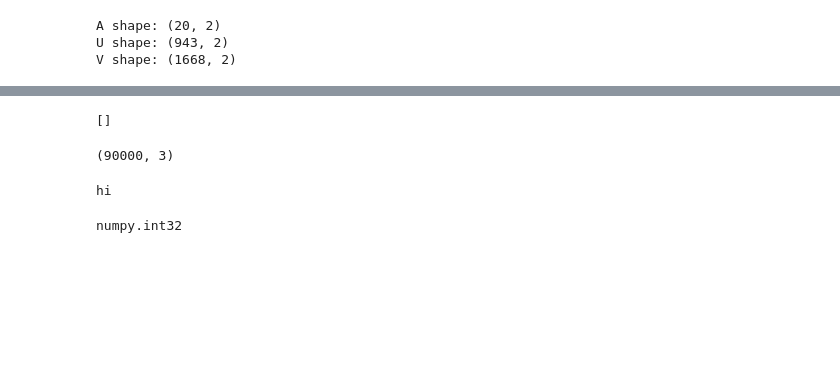
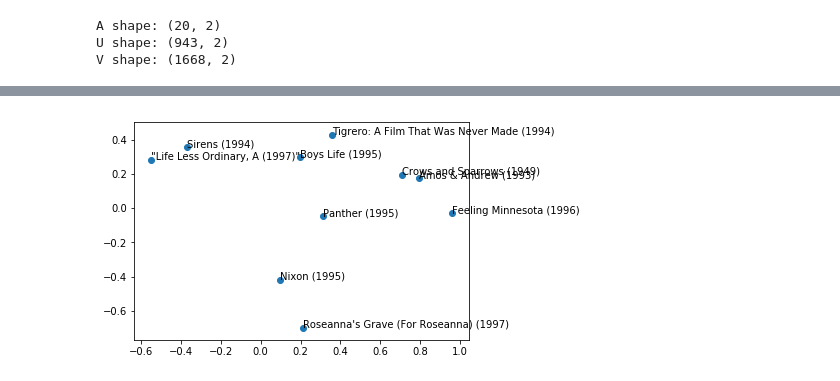
Before and after one commit to alycialee/CS155Project2, a Jupyter notebook: collab_filtering.ipynb, the cells around one changed output, grey strips where cells are left out. Saved outputs shown, nothing was run; the diff lists cells and outputs as text; code cells hidden in the pictures; blank space fills up the shorter version.

```diff
--- a/collab_filtering.ipynb
+++ b/collab_filtering.ipynb
@@ -66,8 +77,8 @@ Processing epoch 49
 RMSE: 1.3586
 # %%
 k = 20
-eta = 0.1
-reg = 0.1
+eta = 0.007
+reg = 0.055
 
 model = matrix_factorization.SVD(n_factors=k, lr_all=eta, reg_all=reg, verbose=True)
 model.fit(train_Y)
@@ -213,20 +160,11 @@ unrated = [1349,1363,1458,1541,1541,1561,1576,1579,1581,1606,1633,1651,1666,1667
+# %%
+indices = np.random.randint(1668, size=10)
 # %%
-indices = [i for i in range(len(Y_train)) if Y_train[i][1] in unrated ]
+x = [V_tilda[i][0] for i in indices]
+y = [V_tilda[i][1] for i in indices]
-# %%
-indices
-# %% [output]
-[]
-# %%
-Y_train.shape
-# %% [output]
-(90000, 3)
-# %%
-for i in range(len(Y_train)):
-    if Y_train[i][1] == 1669:
-        print("hi")
-# %% [output]
-hi
-# %%
-type(Y_train[0][1])
-# %% [output]
-numpy.int32
+# %%
+plt.scatter(x,y)
+for i, (xi, yi) in enumerate(zip(x, y)):
+    plt.annotate(movie_dic[indices[i]], (xi, yi))
+# %% [output]
+[figure, added]
```
Also changed, not shown: parts of 19 cells of this notebook, 1 other file.
